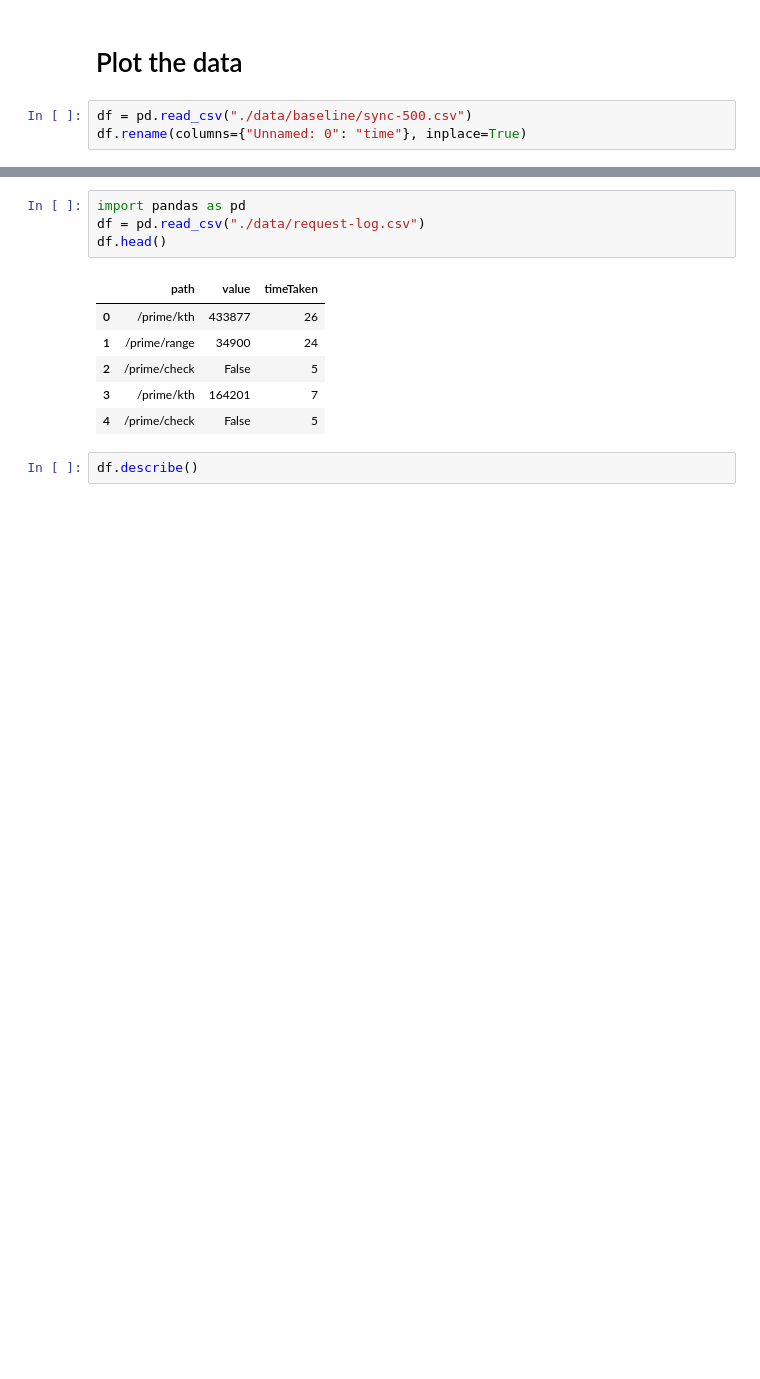
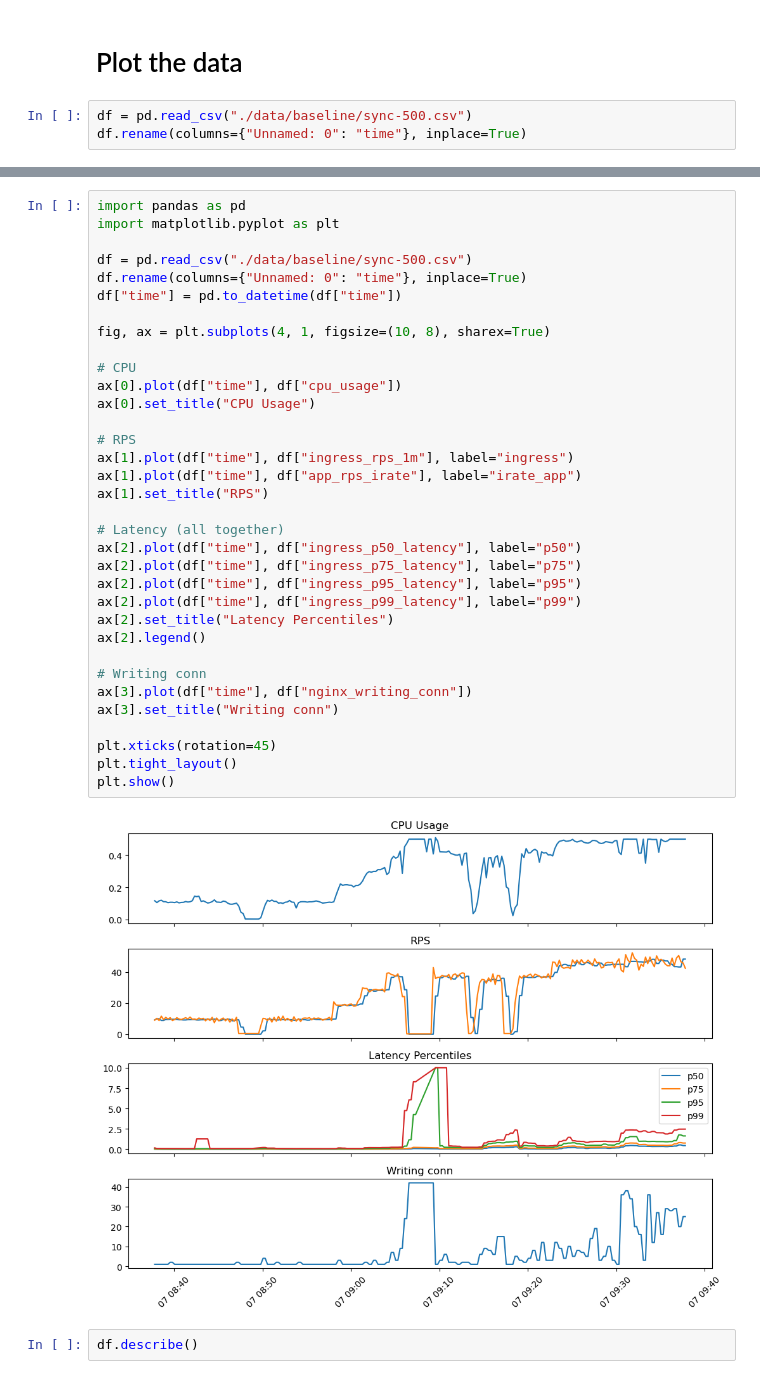
Before and after one commit to Boygioi15/predictive-autoscaling-k8s-test-2, a Jupyter notebook: ai-model/fetch_metric.ipynb, the cells around one changed output, grey strips where cells are left out. Drawn from its saved outputs; the diff is of its cells as text; blank space fills up the shorter version.

```diff
--- a/ai-model/fetch_metric.ipynb
+++ b/ai-model/fetch_metric.ipynb
@@ -203,14 +204,39 @@ plt.show()
 # %%
 import pandas as pd
-df = pd.read_csv("./data/request-log.csv")
-df.head()
+import matplotlib.pyplot as plt
+
+df = pd.read_csv("./data/baseline/sync-500.csv")
+df.rename(columns={"Unnamed: 0": "time"}, inplace=True)
+df["time"] = pd.to_datetime(df["time"])
+
+fig, ax = plt.subplots(4, 1, figsize=(10, 8), sharex=True)
+
+# CPU
+ax[0].plot(df["time"], df["cpu_usage"])
+ax[0].set_title("CPU Usage")
+
+# RPS
+ax[1].plot(df["time"], df["ingress_rps_1m"], label="ingress")
+ax[1].plot(df["time"], df["app_rps_irate"], label="irate_app")
+ax[1].set_title("RPS")
+
+# Latency (all together)
+ax[2].plot(df["time"], df["ingress_p50_latency"], label="p50")
+ax[2].plot(df["time"], df["ingress_p75_latency"], label="p75")
+ax[2].plot(df["time"], df["ingress_p95_latency"], label="p95")
+ax[2].plot(df["time"], df["ingress_p99_latency"], label="p99")
+ax[2].set_title("Latency Percentiles")
+ax[2].legend()
+
+# Writing conn
+ax[3].plot(df["time"], df["nginx_writing_conn"])
+ax[3].set_title("Writing conn")
+
+plt.xticks(rotation=45)
+plt.tight_layout()
+plt.show()
 # %% [output]
-|  | path | value | timeTaken |
-| 0 | /prime/kth | 433877 | 26 |
-| 1 | /prime/range | 34900 | 24 |
-| 2 | /prime/check | False | 5 |
-| 3 | /prime/kth | 164201 | 7 |
-| 4 | /prime/check | False | 5 |
+[figure, added]
 # %%
 df.describe()
 # %% [output]
```
Also changed, not shown: parts of 3 cells of this notebook, 5 other files.
